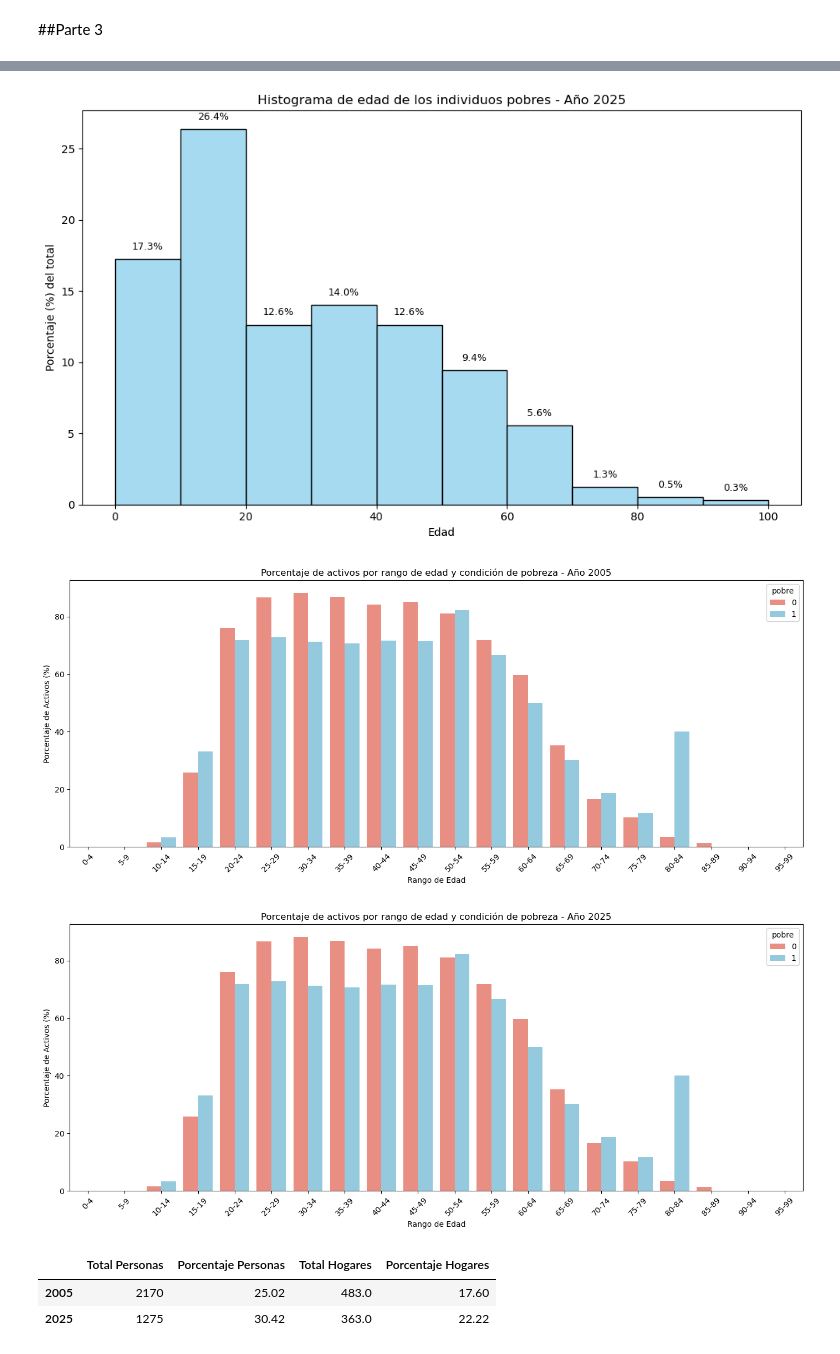
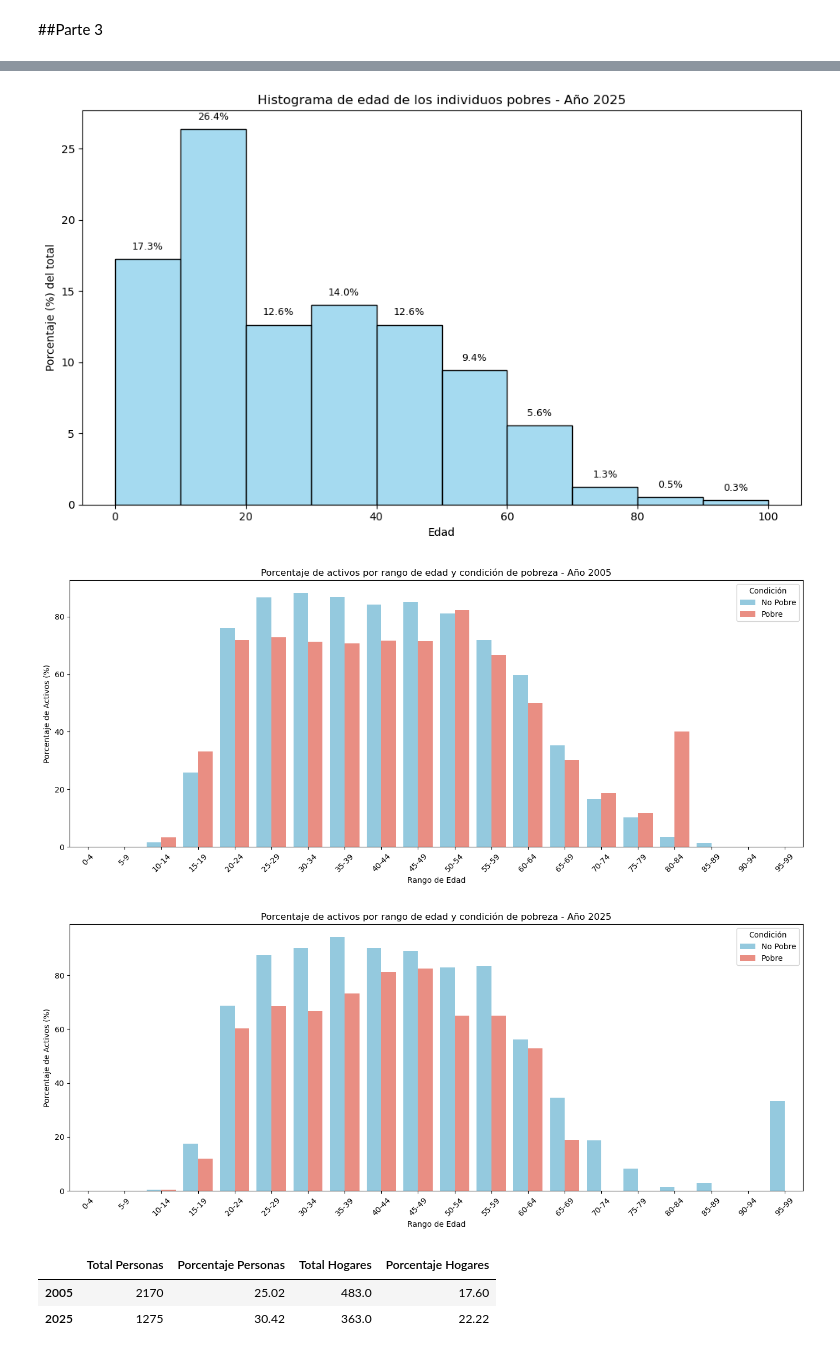
Before and after one commit to davidjjj14082000-png/BigDataUBA-Grupo-1, a Jupyter notebook: TP2/tp_2_pate_1_ej_2_a_b(completado)_(3).ipynb, the cells around one changed output, grey strips where cells are left out. Saved outputs shown, nothing was run; the diff lists cells and outputs as text; code cells hidden in the pictures.

```diff
--- a/TP2/tp_2_pate_1_ej_2_a_b(completado)_(3).ipynb
+++ b/TP2/tp_2_pate_1_ej_2_a_b(completado)_(3).ipynb
@@ -840,22 +840,27 @@ respondieron['activo'] = respondieron['ESTADO'].isin([1,2]).astype(int) # asigna
 resumen2 = ((respondieron[respondieron['ANO4'] == 2005].groupby(['rango_edad', 'pobre'])['activo'].mean() * 100).reset_index())# guardamos un df agrupando por los rangos de edad, para pobres y no pobres y calculamos el promedio de activos
 
 plt.figure(figsize=(14,6))
-sns.barplot(
+ax2 = sns.barplot(
     data=resumen2,
     x='rango_edad',
     y='activo',
     hue='pobre', # separa dentro de cada rango de edad a los pobres de los no pobres
-    palette=['salmon','skyblue']
+    palette=['skyblue','salmon']
 )
 
 plt.title("Porcentaje de activos por rango de edad y condición de pobreza - Año 2005")
 plt.xlabel("Rango de Edad")
 plt.ylabel("Porcentaje de Activos (%)")
+plt.xticks(rotation=45)
 
+# Cambiamos las etiquetas dummy de pobre por condicion pobre-no pobre
+handles, labels = ax2.get_legend_handles_labels()
+label_map = {'0': 'No Pobre', '1': 'Pobre'}
+new_labels = [label_map.get(lbl, lbl) for lbl in labels]
+plt.legend(handles, new_labels, title="Condición", loc="best")
+
+plt.tight_layout()
 plt.savefig("activos_segun_edad_2005.png", dpi=300, bbox_inches='tight')
-
-plt.xticks(rotation=45)
-plt.tight_layout()
 plt.show()
 
 # Para 2025
@@ -864,48 +869,53 @@ labels = [f"{b}-{b+4}" for b in bins[:-1]] # etiquetas de los intervalos
 respondieron['rango_edad'] = pd.cut(respondieron['CH06'], bins=bins, labels=labels, right=False) # columna que separa las edades en los rangos que creamos
 respondieron['activo'] = respondieron['ESTADO'].isin([1,2]).astype(int) # asigna a los ocupados y desocupados (1 y 2) como activos
 
-resumen2 = ((respondieron[respondieron['ANO4'] == 2005].groupby(['rango_edad', 'pobre'])['activo'].mean() * 100).reset_index())# guardamos un df agrupando por los rangos de edad, para pobres y no pobres y calculamos el promedio de activos
+resumen3 = ((respondieron[respondieron['ANO4'] == 2025].groupby(['rango_edad', 'pobre'])['activo'].mean() * 100).reset_index())# guardamos un df agrupando por los rangos de edad, para pobres y no pobres y calculamos el promedio de activos
 
 plt.figure(figsize=(14,6))
-sns.barplot(
-    data=resumen2,
+ax3 = sns.barplot(
+    data=resumen3,
     x='rango_edad',
     y='activo',
     hue='pobre', # separa dentro de cada rango de edad a los pobres de los no pobres
-    palette=['salmon','skyblue']
+    palette=['skyblue','salmon']
 )
 
 plt.title("Porcentaje de activos por rango de edad y condición de pobreza - Año 2025")
 plt.xlabel("Rango de Edad")
 plt.ylabel("Porcentaje de Activos (%)")
+plt.xticks(rotation=45)
 
+# Cambiamos las etiquetas dummy de pobre por condicion pobre-no pobre
+handles, labels = ax3.get_legend_handles_labels()
+label_map = {'0': 'No Pobre', '1': 'Pobre'}
+new_labels = [label_map.get(lbl, lbl) for lbl in labels]
+plt.legend(handles, new_labels, title="Condición", loc="best")
+
+plt.tight_layout()
 plt.savefig("activos_segun_edad_2025.png", dpi=300, bbox_inches='tight')
-
-plt.xticks(rotation=45)
-plt.tight_layout()
 plt.show()
 # %% [output]
 df_comp shape: (16665, 17)
 no respondieron shape: (16665, 18)
 
 
 no respondieron shape: (2985, 18)
 respondieron shape: (13680, 18)
 
 
 coeficientes nulos:  161
 
 
 Base con coeficientes nulos:
 ... (71 lines left out)
 Estatal o Privada (Moda)            2.00   2.00
 Personas por Hogar                  4.39   3.51
 Feminización promedio del Hogar     0.54   0.52
 Edad promedio del Hogar            30.50  32.75
 [figure]
 [figure]
-[figure, old version]
+[figure, new version]
-[figure, old version]
+[figure, new version]
 # %%
 resumen
 # %% [output]
```
